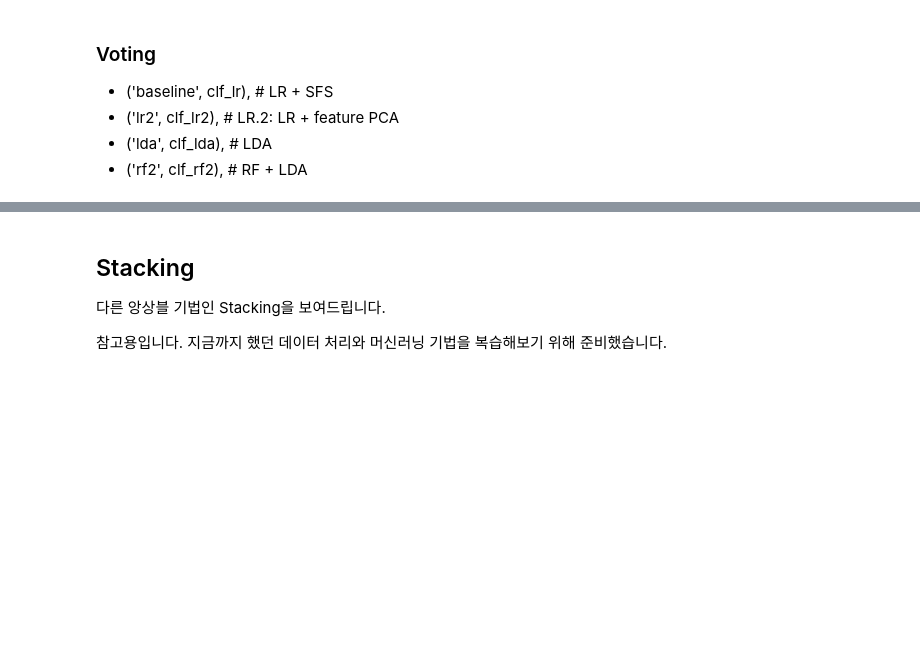
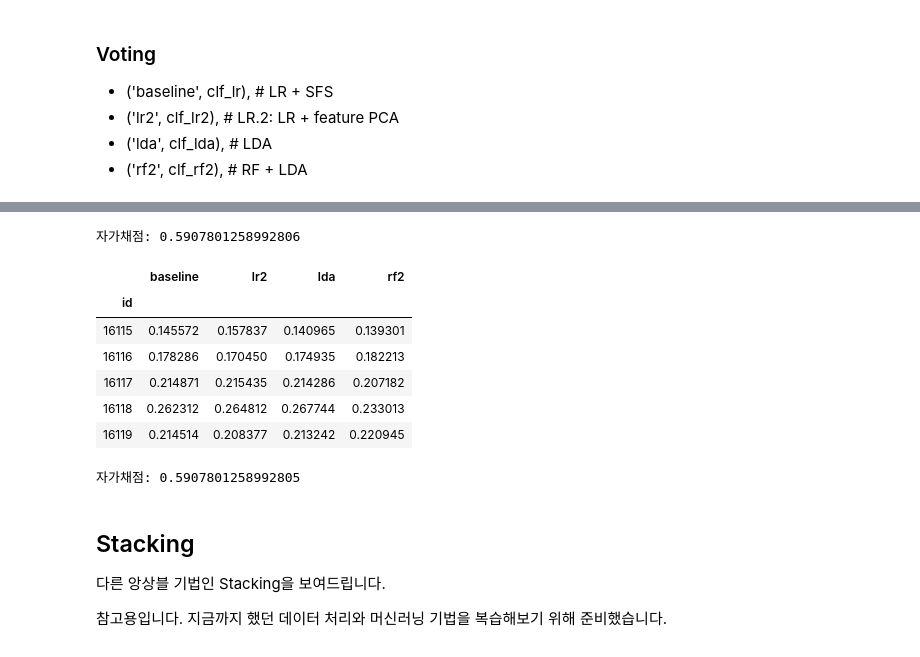
Before and after one commit to sunkusun9/DS_lv3_2603_2, a Jupyter notebook: sec_ds_lv3_prob1_kaggle.ipynb, the cells around one changed output, grey strips where cells are left out. Saved outputs shown, nothing was run; the diff lists cells and outputs as text; code cells hidden in the pictures; blank space fills up the shorter version.

Commit message:
Day2 Kaggle 문제 풀이입니다.

```diff
--- a/sec_ds_lv3_prob1_kaggle.ipynb
+++ b/sec_ds_lv3_prob1_kaggle.ipynb
@@ -328,5 +328,5 @@ ct = ColumnTransformer([
     ('pt', 'passthrough', ['na_1'])
 ])
 
-clf_lr = make_pipeline(ct, LogisticRegression(solver='lbfgs'))
+clf_lr = make_pipeline(ct, LogisticRegression(solver='lbfgs', C = 0.03))
 eval_model('baseline', clf_lr)
@@ -342,3 +403,13 @@ Baseline + loading_log
 ### LDA
 
 LDA + Baseline
+# %%
+from sklearn.discriminant_analysis import LinearDiscriminantAnalysis
+
+ct = ColumnTransformer([
+    ('std', StandardScaler(), ['loading', 'measurement_1', 'measurement_4', 'measurement_14', 'measurement_17']),
+    ('pt', 'passthrough', ['na_1'])
+])
+
+clf_lda = make_pipeline(ct, LinearDiscriminantAnalysis())
+eval_model('clf_lda', clf_lda)
@@ -352,3 +472,16 @@ LDA + Baseline
 ### RF2: RandomForestClassifier + LinearDiscriminantAnalysis
 
 - 선형판별자분석의 결과를 사용하여, RandomForestClassifier가 더 효율적으로 가설 공간을 만들어 갈 수 있도록 합니다.
+# %%
+from sklearn.ensemble import RandomForestClassifier
+from sklearn.discriminant_analysis import LinearDiscriminantAnalysis
+
+ct = ColumnTransformer([
+    ('std_lda', make_pipeline(StandardScaler(), LinearDiscriminantAnalysis()), ['measurement_{}'.format(i) for i in range(18)]),
+    ('pt', 'passthrough', ['loading', 'na_1', 'na_2'])
+])
+
+clf_rf2 = make_pipeline(
+    ct, RandomForestClassifier(n_estimators=100, max_depth=6, min_samples_split=512, random_state=123, max_features = 0.75)
+)
+eval_model('clf_rf2', clf_rf2)
@@ -377,3 +550,38 @@ models = [
+# %%
+from sklearn.metrics import roc_auc_score
+prd = select_model(clf_vt)
+print('자가채점: {}'.format(roc_auc_score(s_kaggle_ans, prd))) # 0.5892796762589928
+# %% [output]
+자가채점: 0.5907801258992806
+# %%
+# Voting을 직접해봅니다.
+
+models = [
+    ('baseline', clf_lr),
+    ('lr2', clf_lr2),
+    ('lda', clf_lda),
+    ('rf2', clf_rf2)
+]
+
+df_vt = pd.concat([
+    pd.Series(clf.fit(df_train[X_all], df_train['failure']).predict_proba(df_test[X_all])[:, 1], index = df_test.index, name = name)
+    for name, clf in models
+], axis=1)
+df_vt.head()
+# %% [output]
+|  | baseline | lr2 | lda | rf2 |
+| id |  |  |  |  |
+| 16115 | 0.145572 | 0.157837 | 0.140965 | 0.139301 |
+| 16116 | 0.178286 | 0.170450 | 0.174935 | 0.182213 |
+| 16117 | 0.214871 | 0.215435 | 0.214286 | 0.207182 |
+| 16118 | 0.262312 | 0.264812 | 0.267744 | 0.233013 |
+| 16119 | 0.214514 | 0.208377 | 0.213242 | 0.220945 |
+# %%
+from sklearn.metrics import roc_auc_score
+prd = df_vt.mean(axis=1)
+print('자가채점: {}'.format(roc_auc_score(s_kaggle_ans, prd)))
+# %% [output]
+자가채점: 0.5907801258992805
 # %% [markdown]
 ## Stacking
 
```
Also changed, not shown: parts of 16 cells of this notebook.
